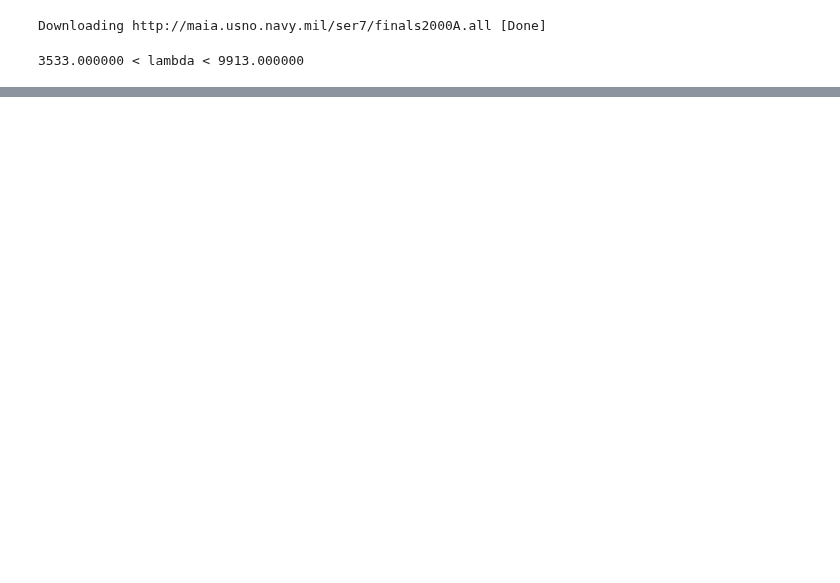
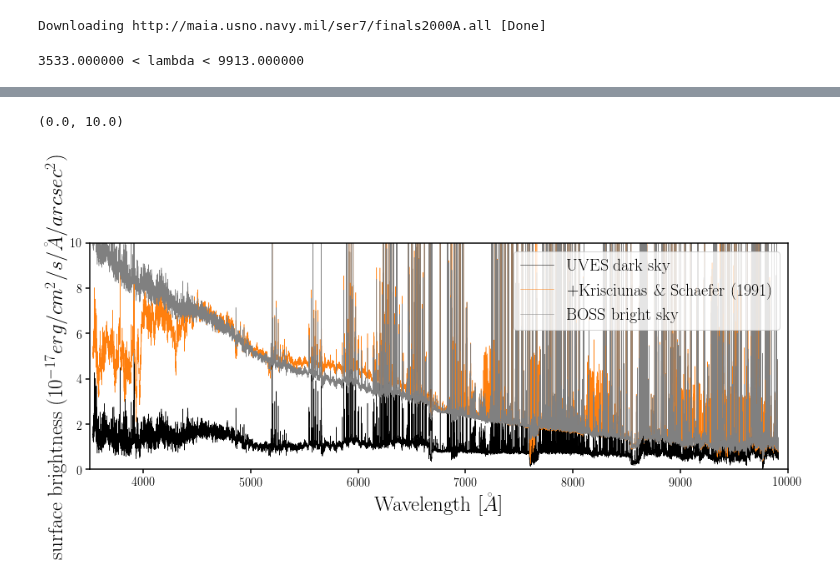
Before and after one commit to desi-bgs/feasiBGS, a Jupyter notebook: notebook/local_skymodel_new.ipynb, the cells around one changed output, grey strips where cells are left out. Saved outputs shown, nothing was run; the diff lists cells and outputs as text; code cells hidden in the pictures; blank space fills up the shorter version.

```diff
--- a/notebook/local_skymodel_new.ipynb
+++ b/notebook/local_skymodel_new.ipynb
@@ -39 +81,18 @@ surface_brightness_dict = config.load_table(config.atmosphere.sky, 'surface_brig
+# %%
+fig = plt.figure(figsize=(15,5))
+sub = fig.add_subplot(111)
+sub.plot(waves, surface_brightness_dict['dark'],
+         c='k', lw=0.5, label='UVES dark sky')
+sub.plot(waves, surface_brightness_dict['dark'] + desi.atmosphere.moon.surface_brightness,
+         c='C1', lw=0.5, label=r'+Krisciunas $\&$ Schaefer (1991)')
+sub.plot(waves, fakedesi._skySurfBright(waves, cond='bright'),
+         c='gray', lw=0.5, label='BOSS bright sky')
+sub.legend(loc='upper right', fontsize=20, frameon=True)
+sub.set_xlabel(r'Wavelength [$\AA$]', fontsize=25)
+sub.set_xlim([3500., 1.e4])
+sub.set_ylabel(r"surface brightness ($10^{-17} erg/cm^{2}/s/\AA/arcsec^2$)", fontsize=25)
+sub.set_ylim([0., 10.])
+# %% [output]
+(0.0, 10.0)
+[figure, added]
 # %%
```
Also changed, not shown: parts of 11 cells of this notebook.
